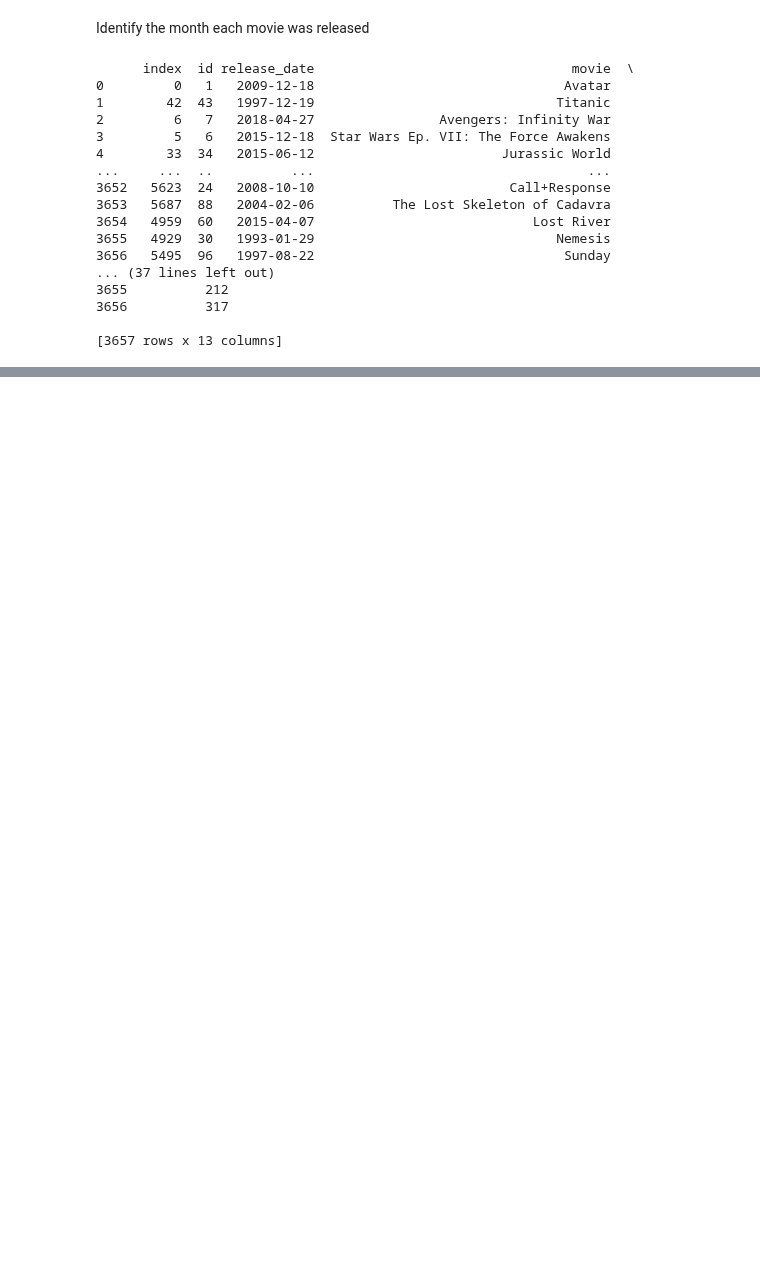
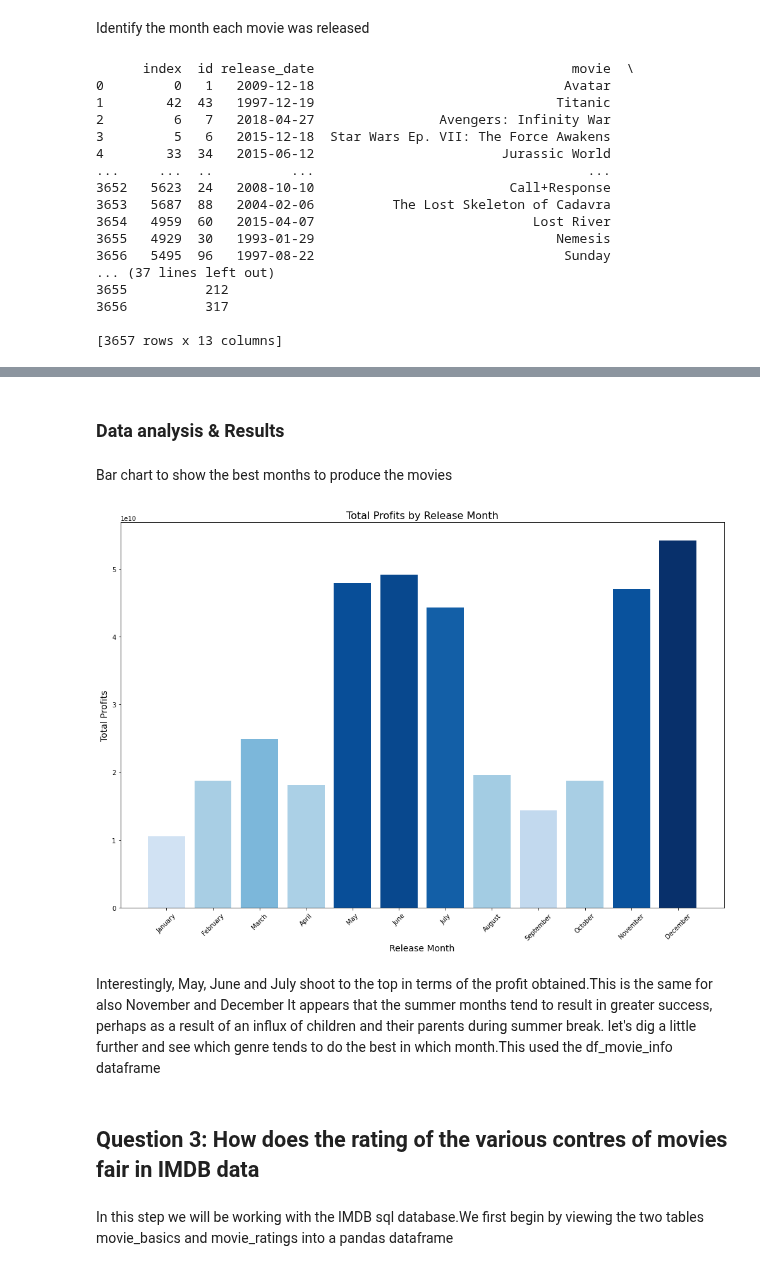
Before and after one commit to laaria-chris/Microsoft-Studios-EDA, a Jupyter notebook: student.ipynb, the cells around one changed output, grey strips where cells are left out. Drawn from its saved outputs; the diff is of its cells as text; code cells hidden in the pictures; blank space fills up the shorter version.

Commit message:
Working on the IMDB database to create insights

```diff
--- a/student.ipynb
+++ b/student.ipynb
@@ -343,0 +337,32 @@ profitable_ranked_df.describe()
+# %% [markdown]
+### Data analysis & Results
+# %% [markdown]
+Bar chart to show the best months to produce the movies
+# %%
+# Set up the figure and axis
+fig, ax = plt.subplots(figsize=(14, 10))
+
+# Define colors for bars
+colors = plt.cm.Blues(total_profits_df['Total_profits'] / float(max(total_profits_df['Total_profits'])))
+
+# Create bar chart
+bars = plt.bar(total_profits_df['release_month'], total_profits_df['Total_profits'], color=colors)
+
+# Add labels and title
+plt.xlabel('Release Month', fontsize=14)
+plt.ylabel('Total Profits', fontsize=14)
+plt.title('Total Profits by Release Month', fontsize=16)
+
+# Show the plot
+plt.xticks(rotation=45)
+plt.tight_layout()
+plt.show()
+# %% [output]
+[figure, added]
+# %% [markdown]
+Interestingly, May, June and July shoot to the top in terms of the profit obtained.This is the same for also November and December It appears that the summer months tend to result in greater success, perhaps as a result of an influx of children and their parents during summer break.
+let's dig a little further and see which genre tends to do the best in which month.This used the df_movie_info dataframe
+# %% [markdown]
+## Question 3: How does the rating of the various contres of movies fair in IMDB data
+# %% [markdown]
+In this step we will be working with the IMDB sql database.We first begin by viewing the two tables movie_basics and movie_ratings into a pandas dataframe
```
Also changed, not shown: parts of 34 cells of this notebook.
